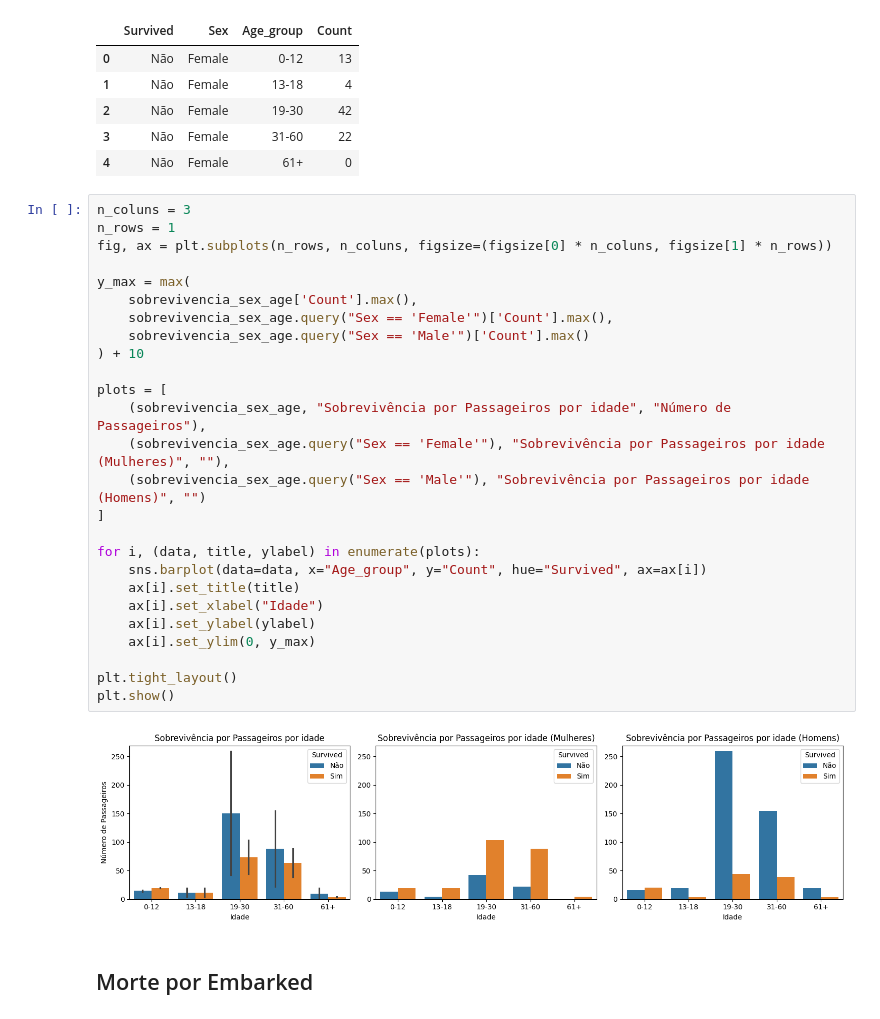
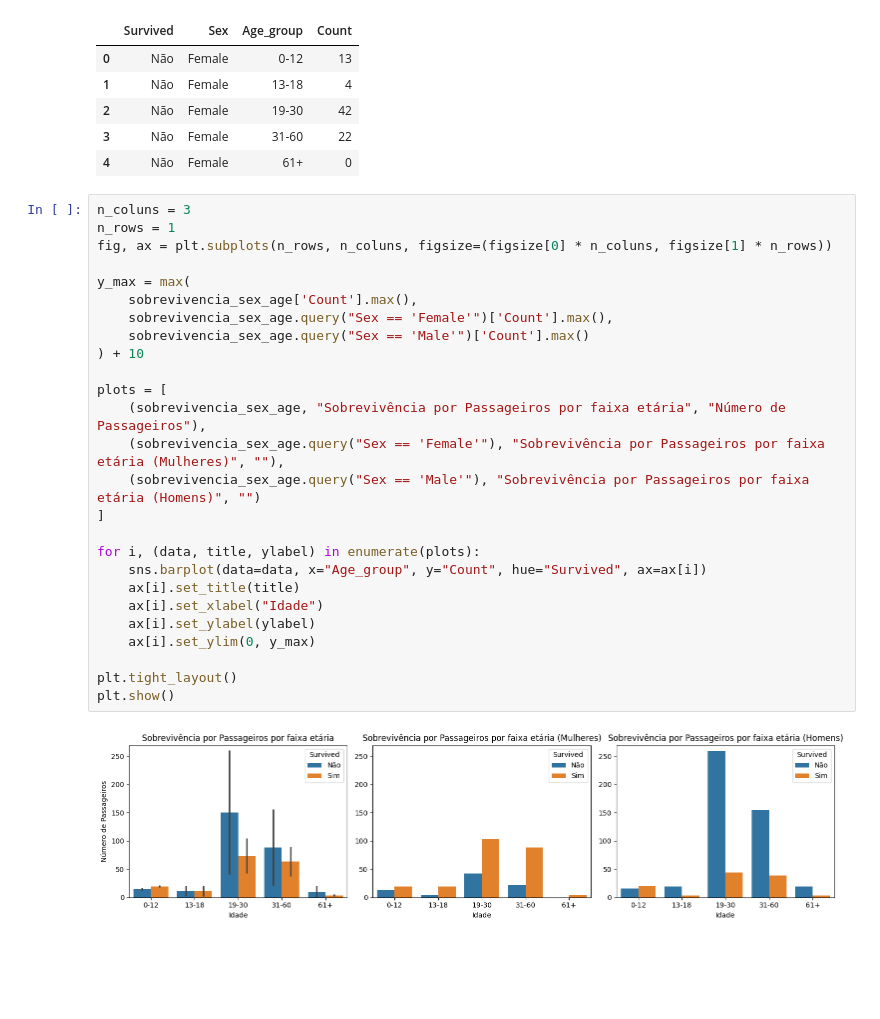
Before and after one commit to JonasCGN/Topicos_Especiais_Em_Computacao, a Jupyter notebook: 1_Trabalho/main_titanic.ipynb, the cells around one changed output. Cells and saved outputs as stored; diff of their text form; blank space fills up the shorter version.

```diff
--- a/1_Trabalho/main_titanic.ipynb
+++ b/1_Trabalho/main_titanic.ipynb
@@ -487,30 +515,28 @@ sobrevivencia_sex_age[:5]
 # %%
 n_coluns = 3
 n_rows = 1
 fig, ax = plt.subplots(n_rows, n_coluns, figsize=(figsize[0] * n_coluns, figsize[1] * n_rows))
 
 y_max = max(
     sobrevivencia_sex_age['Count'].max(),
     sobrevivencia_sex_age.query("Sex == 'Female'")['Count'].max(),
     sobrevivencia_sex_age.query("Sex == 'Male'")['Count'].max()
 ) + 10
 
 plots = [
-    (sobrevivencia_sex_age, "Sobrevivência por Passageiros por idade", "Número de Passageiros"),
-    (sobrevivencia_sex_age.query("Sex == 'Female'"), "Sobrevivência por Passageiros por idade (Mulheres)", ""),
-    (sobrevivencia_sex_age.query("Sex == 'Male'"), "Sobrevivência por Passageiros por idade (Homens)", "")
+    (sobrevivencia_sex_age, "Sobrevivência por Passageiros por faixa etária", "Número de Passageiros"),
+    (sobrevivencia_sex_age.query("Sex == 'Female'"), "Sobrevivência por Passageiros por faixa etária (Mulheres)", ""),
+    (sobrevivencia_sex_age.query("Sex == 'Male'"), "Sobrevivência por Passageiros por faixa etária (Homens)", "")
 ]
 
 for i, (data, title, ylabel) in enumerate(plots):
     sns.barplot(data=data, x="Age_group", y="Count", hue="Survived", ax=ax[i])
     ax[i].set_title(title)
     ax[i].set_xlabel("Idade")
     ax[i].set_ylabel(ylabel)
     ax[i].set_ylim(0, y_max)
 
 plt.tight_layout()
 plt.show()
 # %% [output]
-[figure, old version]
+[figure, new version]
-# %% [markdown]
-## Morte por Embarked
```
Also changed, not shown: parts of 30 cells of this notebook.
